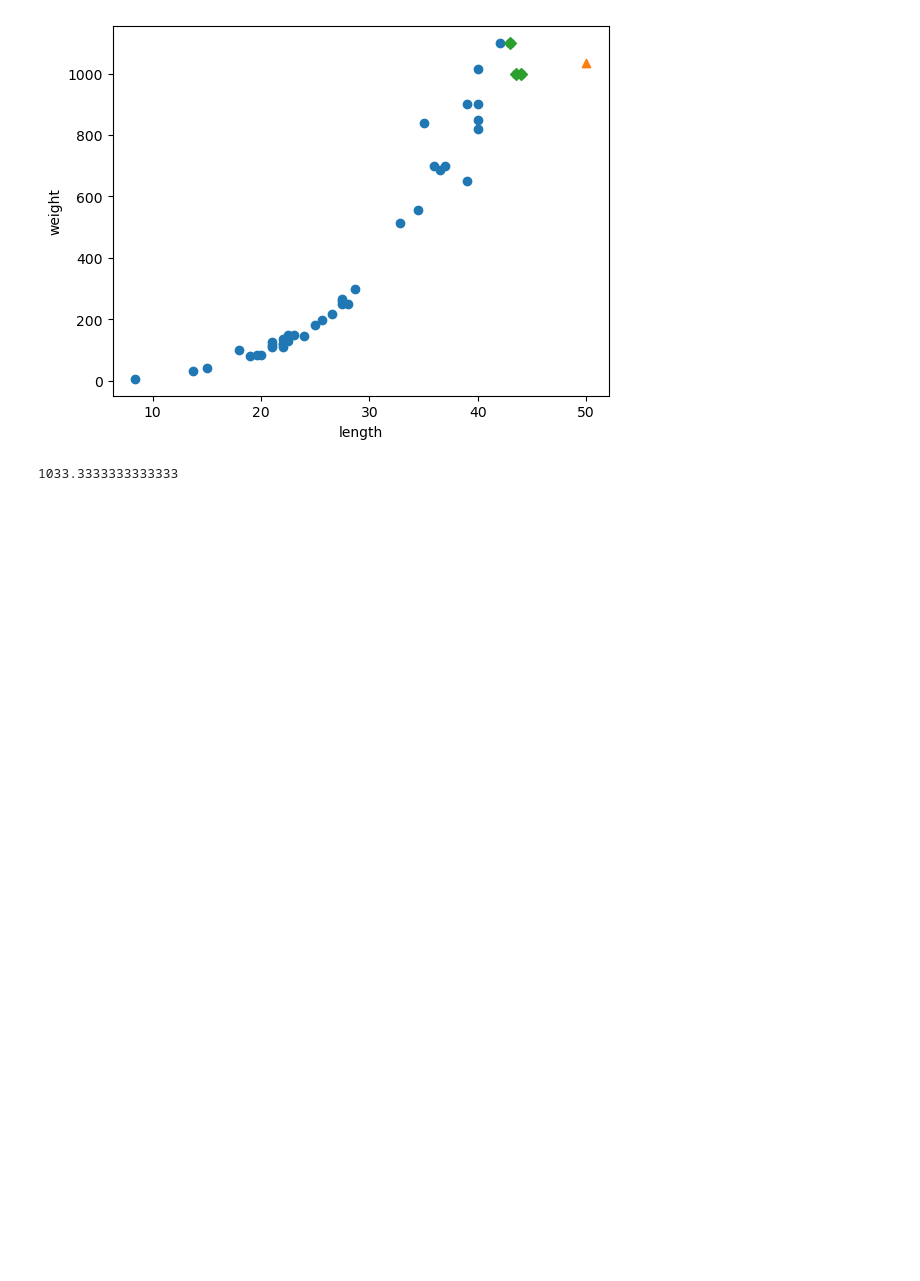
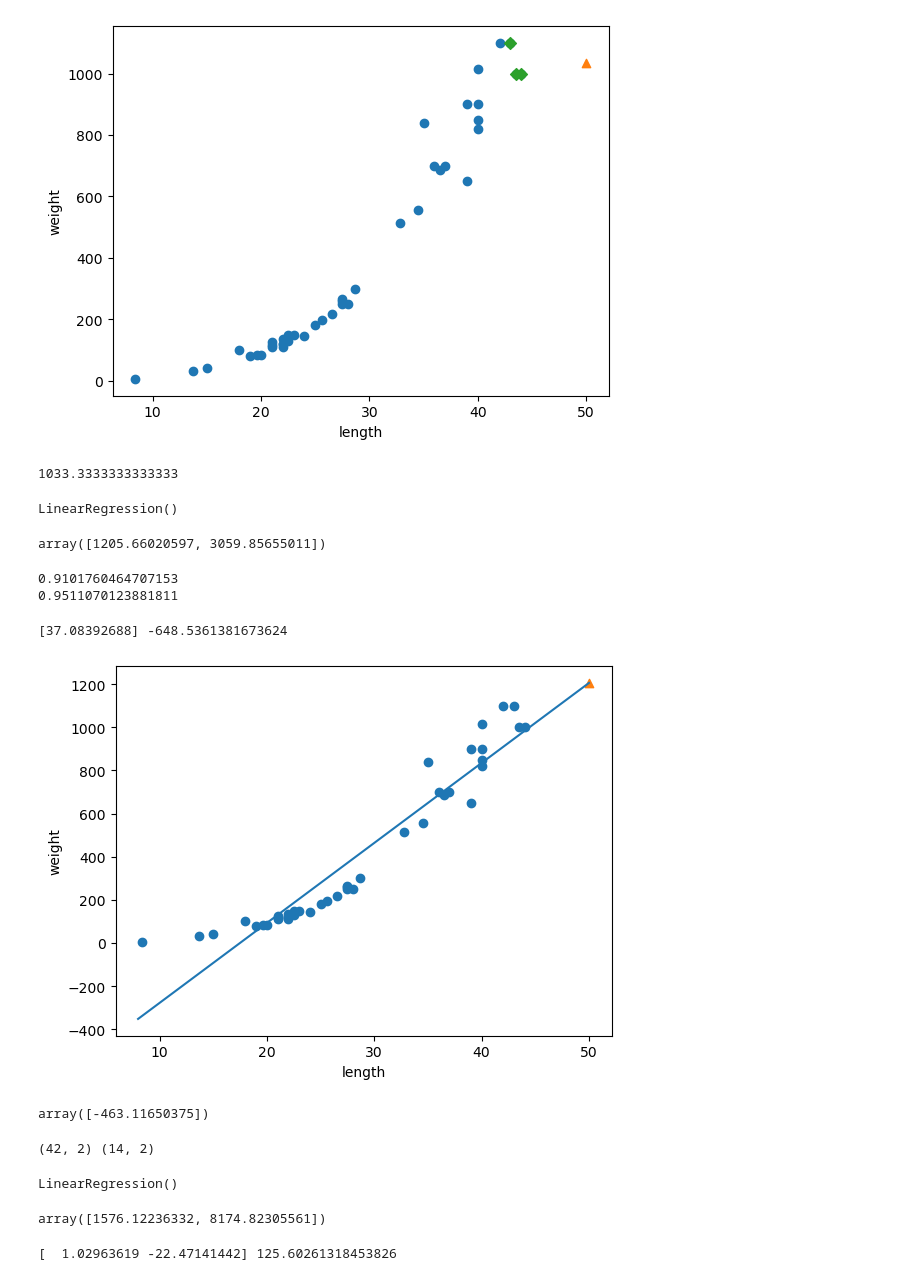
Before and after one commit to yonggyo1125/python_source_20241112, a Jupyter notebook: 20241206/source/ex01.ipynb, the cells around one changed output. Saved outputs shown, nothing was run; the diff lists cells and outputs as text; code cells hidden in the pictures; blank space fills up the shorter version.

```diff
--- a/20241206/source/ex01.ipynb
+++ b/20241206/source/ex01.ipynb
@@ -136,3 +136,70 @@ print(np.mean(train_target[indexes]))
 # k-최근접 이웃 회귀에서 예측은 주변 이웃의 무게 평균을 가지고 예측, 학습한 데이터의 범위를 벗어나면 예측이 정확하지 않다!
 # %% [output]
 1033.3333333333333
+# %%
+# 선형 회귀(Linear Regression)
+# 모델을 가장 잘 설명할수 있는 최적의 기울기(가중치)와 최적의 절편
+
+from sklearn.linear_model import LinearRegression
+
+lr = LinearRegression()
+
+lr.fit(train_input, train_target) # 학습
+# %% [output]
+LinearRegression()
+# %%
+lr.predict([[50], [100]])
+# %% [output]
+array([1205.66020597, 3059.85655011])
+# %%
+print(lr.score(train_input, train_target)) # 학습 세트 결정 계수
+print(lr.score(test_input, test_target)) # 테스트 세트 결정 계수
+# %% [output]
+0.9101760464707153
+0.9511070123881811
+# %%
+# 기울기(계수, 가중치) lr.coef_  , 절편 lr.intercept_
+print(lr.coef_, lr.intercept_)
+
+# lr.coef_, lr.intercept_ -> 모델이 데이터를 기반으로 찾은 값 - 모델 파라미터
+# %% [output]
+[37.08392688] -648.5361381673624
+# %%
+plt.scatter(train_input, train_target) # 훈련 세트
+plt.plot([8, 50], [8 * lr.coef_ + lr.intercept_, 50 * lr.coef_ + lr.intercept_]) # plot - 직선, 곡선, 꺽은선 그래프  y = ax + b
+plt.scatter(50, 1205.7, marker='^')
+plt.xlabel('length')
+plt.ylabel('weight')
+plt.show()
+# %% [output]
+[figure, added]
+# %%
+lr.predict([[5]])
+# %% [output]
+array([-463.11650375])
+# %%
+# 다항 회귀 - 2차원 방정식 / 곡선 그래프
+train_poly = np.column_stack((train_input ** 2, train_input))
+# print(train_poly[:5])
+
+test_poly = np.column_stack((test_input ** 2, test_input))
+
+print(train_poly.shape, test_poly.shape)
+# %% [output]
+(42, 2) (14, 2)
+# %%
+# 훈련
+lr = LinearRegression()
+
+lr.fit(train_poly, train_target)
+# %% [output]
+LinearRegression()
+# %%
+lr.predict([[50 **2, 50], [100 ** 2, 100]])
+# %% [output]
+array([1576.12236332, 8174.82305561])
+# %%
+# 기울기(가중치, 계수) lr.coef_, 절편 lr.intercept_  / 모델 파라미터
+print(lr.coef_, lr.intercept_)
+# %% [output]
+[  1.02963619 -22.47141442] 125.60261318453826
```
Also changed, not shown: parts of 1 cell of this notebook.
